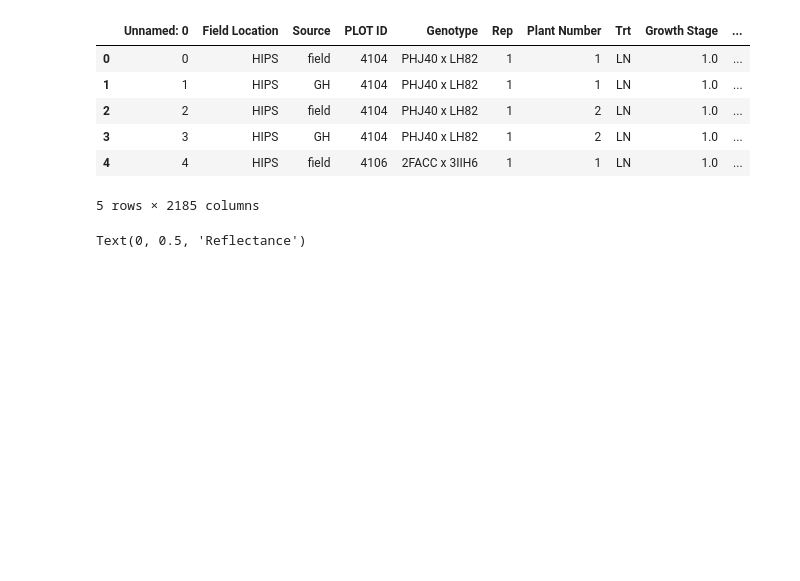
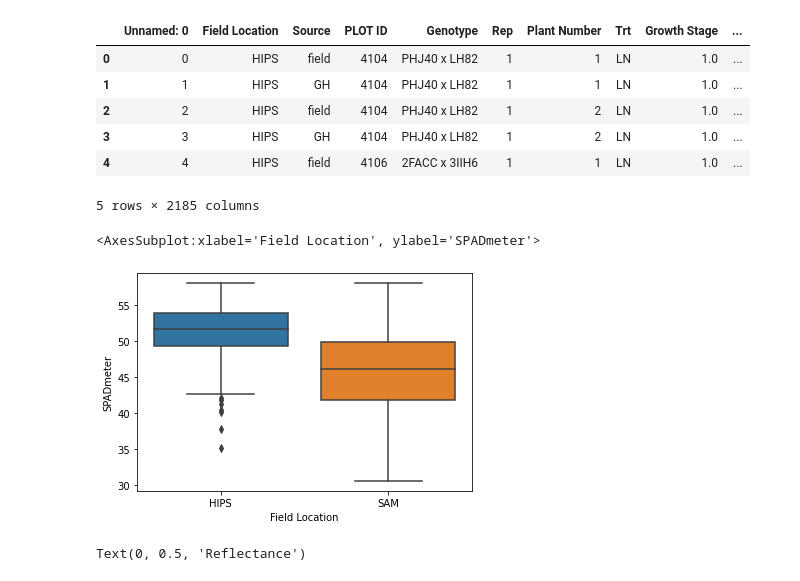
Before and after one commit to distip/Maize_2022_Brooke, a Jupyter notebook: Analysis.ipynb, the cells around one changed output. Drawn from its saved outputs; the diff is of its cells as text; code cells hidden in the pictures; blank space fills up the shorter version.

```diff
--- a/Analysis.ipynb
+++ b/Analysis.ipynb
@@ -39,6 +39,11 @@ data.head()
 5 rows × 2185 columns
 # %%
 data = data.loc[data['Source'] == 'GH', :]
+# %%
+sns.boxplot(y= 'SPADmeter', x='Field Location', data=data)
+# %% [output]
+<AxesSubplot:xlabel='Field Location', ylabel='SPADmeter'>
+[figure, added]
 # %%
 sam_spectrum = data.loc[data['Field Location'] == 'SAM', :] #.iloc[: , data.columns.get_loc('350'): data.columns.get_loc('2500') +1]
 # %%
```
Also changed, not shown: parts of 44 cells of this notebook, 6 other files.
